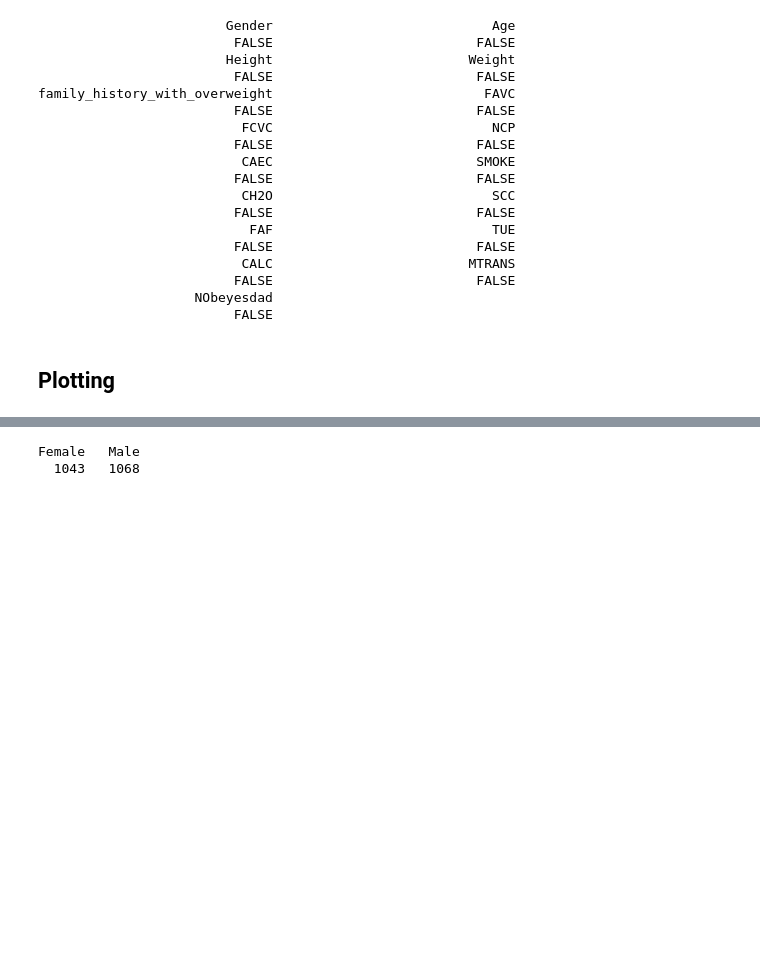
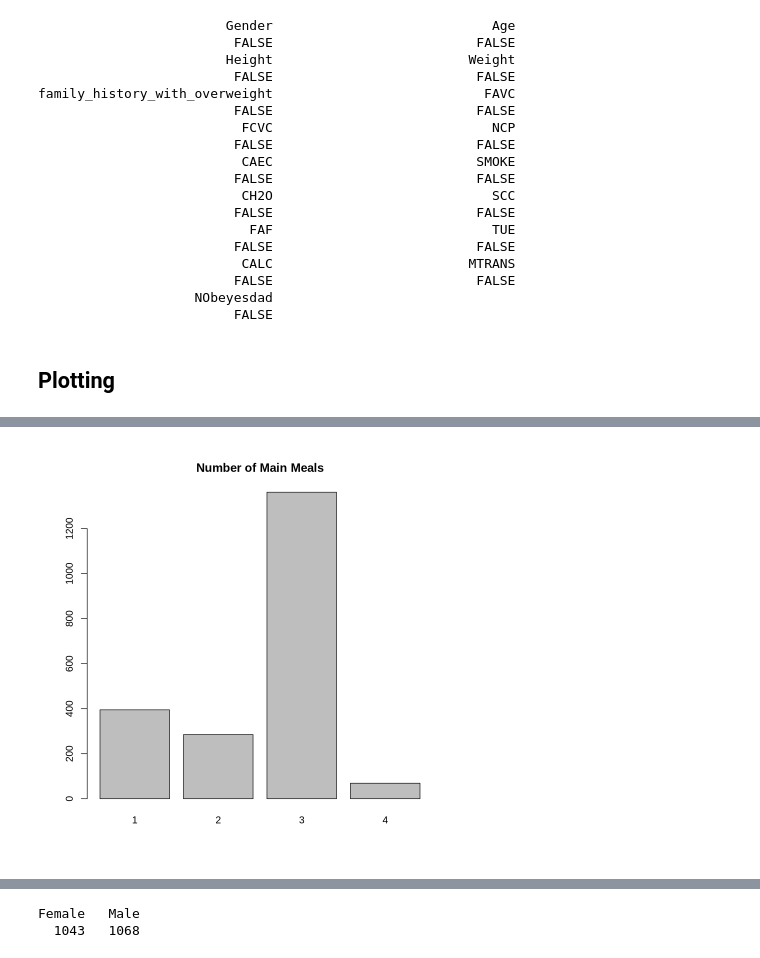
Before and after one commit to BryanEgbert/obesity_classification, a Jupyter notebook: main.ipynb, the cells around one changed output, grey strips where cells are left out. Saved outputs shown, nothing was run; the diff lists cells and outputs as text; code cells hidden in the pictures; blank space fills up the shorter version.

```diff
--- a/main.ipynb
+++ b/main.ipynb
@@ -96,0 +120,4 @@ family_history_with_overweight                           FAVC
+# %%
+barplot(table(cleaned_df$NCP), main="Number of Main Meals")
+# %% [output]
+[figure, added]
```
Also changed, not shown: parts of 19 cells of this notebook.
